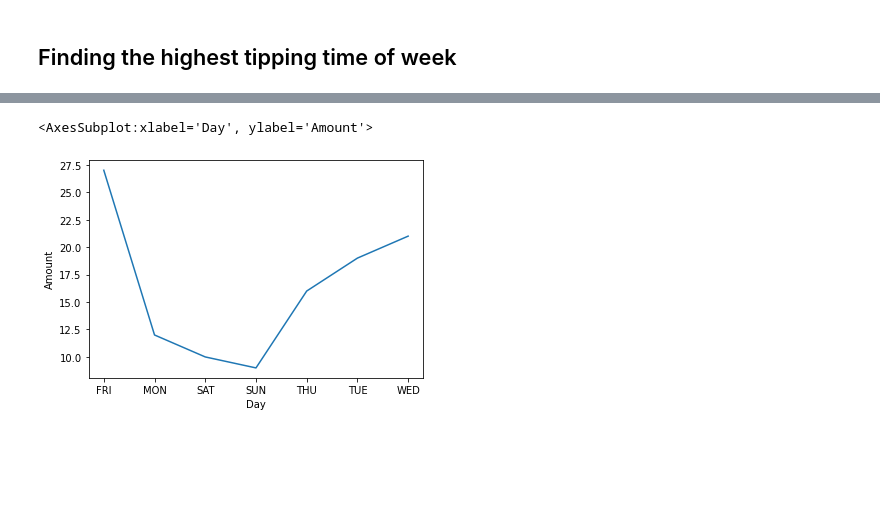
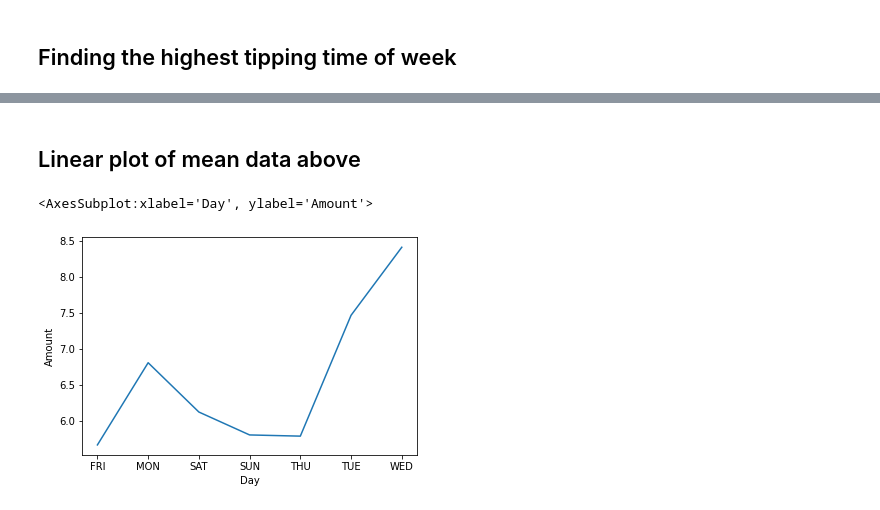
Before and after one commit to ingimar-eyfjord/Hair_tip_data_analysis, a Jupyter notebook: Hair_tip_data_analysis.ipynb, the cells around one changed output, grey strips where cells are left out. Cells and saved outputs as stored; diff of their text form; code cells hidden in the pictures; blank space fills up the shorter version.

```diff
--- a/Hair_tip_data_analysis.ipynb
+++ b/Hair_tip_data_analysis.ipynb
@@ -231,0 +248,6 @@ sns.regplot(x='Date number', y="Amount", data=Regression);
+# %%
+#Create pivot table before making regression
+#Here I want to find regression of the number of times a tip is given between the day and time
+TotalMean = pd.pivot_table(HairCutBatch, values='Tip amount', aggfunc=np.mean, index=['Day'], columns=['Time']).reset_index()
+TotalMean['Amount'] = TotalMean.mean(axis=1).astype(float)
+TotalMean.head(100)
@@ -232,5 +263,7 @@ sns.regplot(x='Date number', y="Amount", data=Regression);
+# %% [markdown]
+## Linear plot of mean data above
 # %%
-sns.lineplot(data=Regression, x="Day", y="Amount")
+sns.lineplot(data=TotalMean, x="Day", y="Amount")
 # %% [output]
 <AxesSubplot:xlabel='Day', ylabel='Amount'>
-[figure, old version]
+[figure, new version]
```
Also changed, not shown: parts of 30 cells of this notebook.
